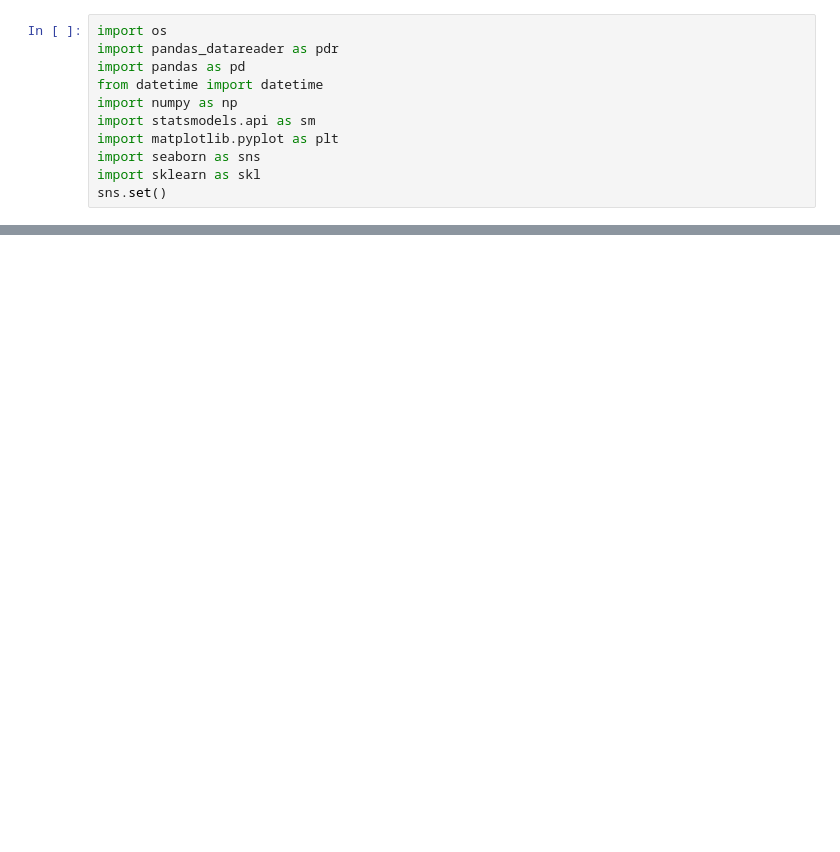
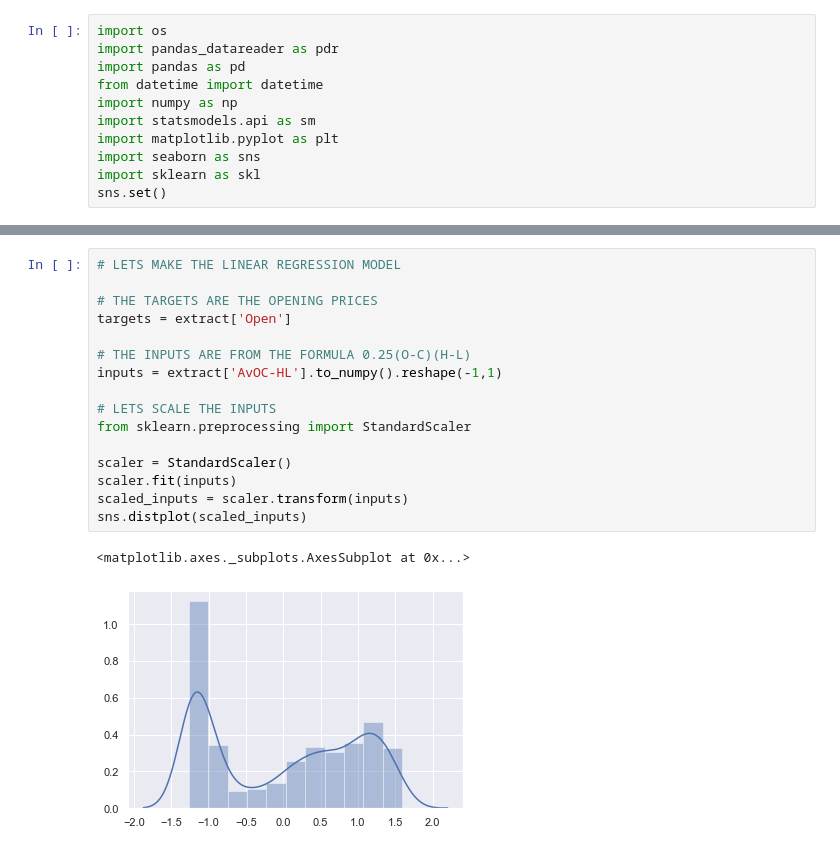
Before and after one commit to Peter-Paul/wallstreet-forecast, a Jupyter notebook: analytics/commodities/silver/silver_linear-regression.ipynb, the cells around one changed output, grey strips where cells are left out. Saved outputs shown, nothing was run; the diff lists cells and outputs as text; blank space fills up the shorter version.

```diff
--- a/analytics/commodities/silver/silver_linear-regression.ipynb
+++ b/analytics/commodities/silver/silver_linear-regression.ipynb
@@ -87,0 +146,19 @@ plt.scatter(y,x)
+# %%
+# LETS MAKE THE LINEAR REGRESSION MODEL
+
+# THE TARGETS ARE THE OPENING PRICES
+targets = extract['Open']
+
+# THE INPUTS ARE FROM THE FORMULA 0.25(O-C)(H-L)
+inputs = extract['AvOC-HL'].to_numpy().reshape(-1,1)
+
+# LETS SCALE THE INPUTS
+from sklearn.preprocessing import StandardScaler
+
+scaler = StandardScaler()
+scaler.fit(inputs)
+scaled_inputs = scaler.transform(inputs)
+sns.distplot(scaled_inputs)
+# %% [output]
+<matplotlib.axes._subplots.AxesSubplot at 0x...>
+[figure, added]
```
Also changed, not shown: parts of 18 cells of this notebook.
